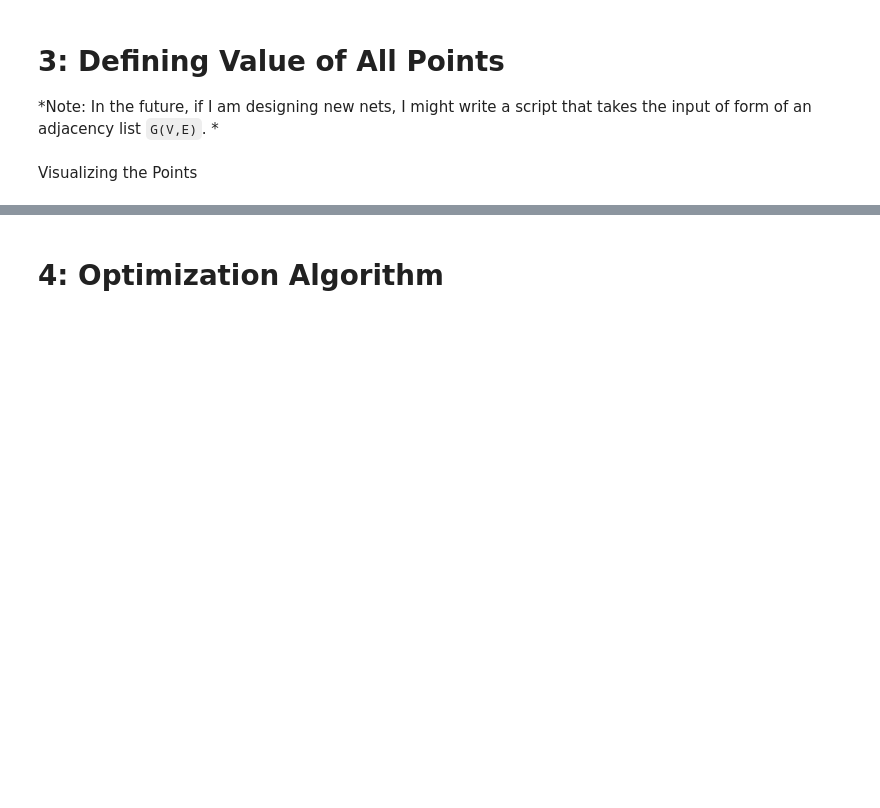
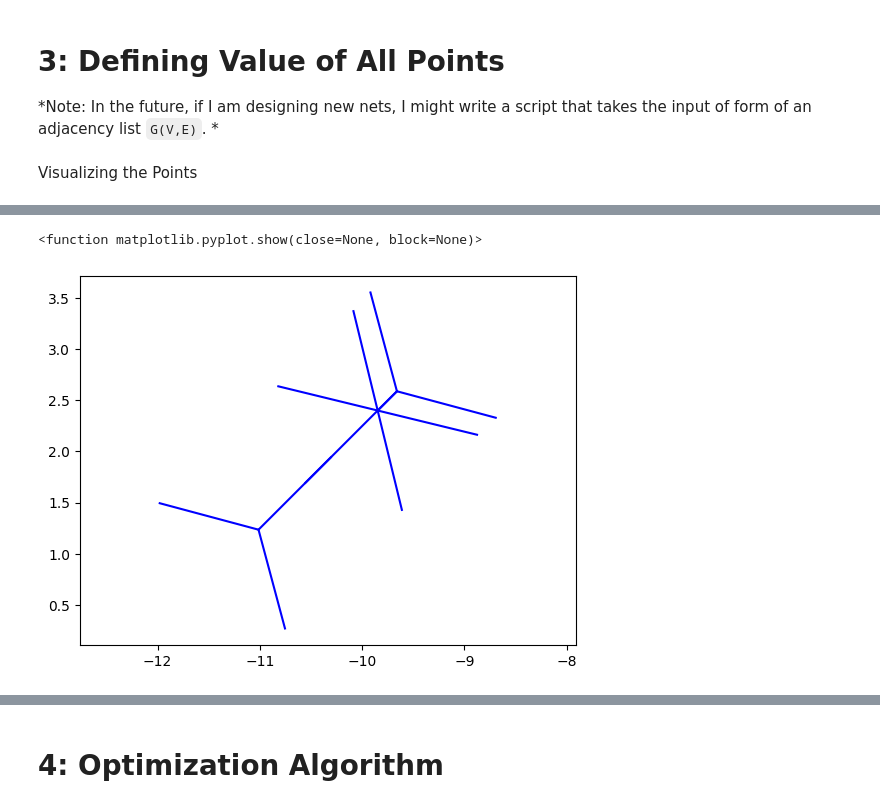
Before and after one commit to zhr98971/GeoNet, a Jupyter notebook: optimization.ipynb, the cells around one changed output, grey strips where cells are left out. Cells and saved outputs as stored; diff of their text form; code cells hidden in the pictures; blank space fills up the shorter version.

```diff
--- a/optimization.ipynb
+++ b/optimization.ipynb
@@ -478 +487,42 @@ print(p.imbal)
 (np.float64(5.819775926220233e-16), np.float64(0.0))
+# %%
+# Close_up of B1, C1, E1
+
+plt.clf()
+plt.close()
+i = interior_vertices_name.index("B1")
+j = interior_vertices_name.index("C1")
+k = interior_vertices_name.index("E1")
+coords_int = []
+coords_int.append((interior_vertices[i].x, interior_vertices[i].y))
+adj_pts = interior_vertices[i].adj
+for i2 in range(len(adj_pts)):
+  dir = direction(interior_vertices[i], adj_pts[i2])
+  magnitude = min(1, distance(interior_vertices[i], adj_pts[i2]))
+  draw_line_dir(interior_vertices[i], dir, magnitude)
+
+coords_int.append((interior_vertices[j].x, interior_vertices[j].y))
+adj_pts = interior_vertices[j].adj
+for j2 in range(len(adj_pts)):
+  dir = direction(interior_vertices[j], adj_pts[j2])
+  magnitude = min(1, distance(interior_vertices[j], adj_pts[j2]))
+  draw_line_dir(interior_vertices[j], dir, magnitude)
+
+coords_int.append((interior_vertices[k].x, interior_vertices[k].y))
+adj_pts = interior_vertices[k].adj
+for k2 in range(len(adj_pts)):
+  dir = direction(interior_vertices[k], adj_pts[k2])
+  magnitude = min(1, distance(interior_vertices[k], adj_pts[k2]))
+  draw_line_dir(interior_vertices[k], dir, magnitude)
+
+
+# plt.scatter(*zip(*coords_int), s=100, marker="+", color="purple")
+
+# Might need BFS/DFS to traverse whole graph and draw all edges
+# Alternative is draw all edges twice (current implementation)
+
+plt.axis('equal')
+plt.show
+# %% [output]
+<function matplotlib.pyplot.show(close=None, block=None)>
+[figure, added]
```
Also changed, not shown: parts of 30 cells of this notebook.
